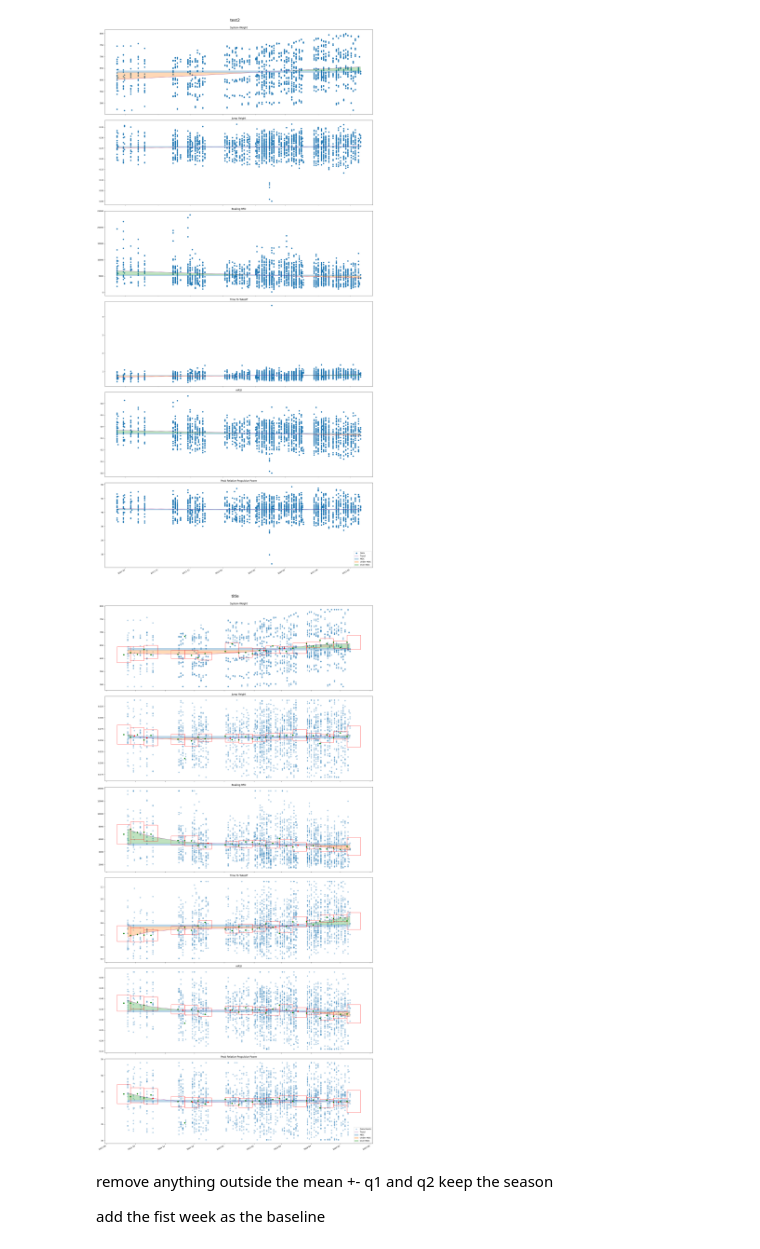
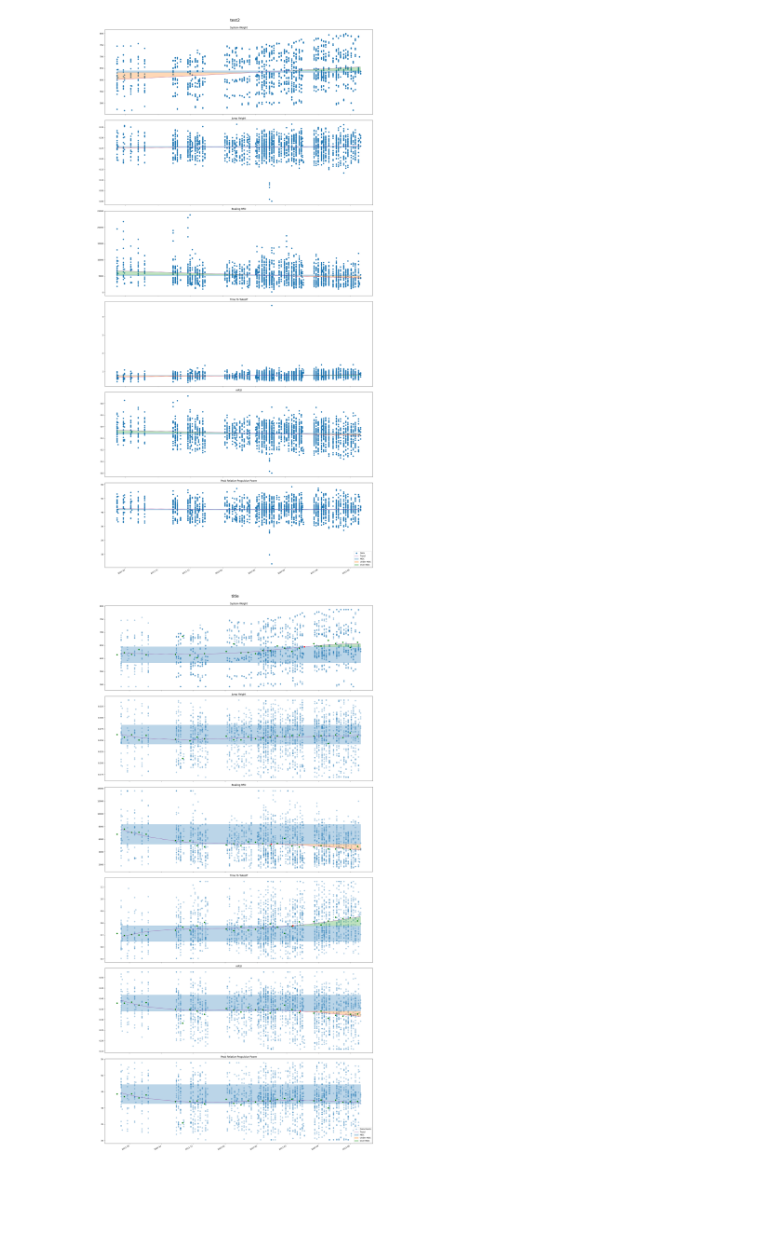
Before and after one commit to Jsosau24/PEAK-Performance, a Jupyter notebook: MDCgraphTest.ipynb, the cells around one changed output. Saved outputs shown, nothing was run; the diff lists cells and outputs as text; code cells hidden in the pictures; blank space fills up the shorter version.

Commit message:
Set first week MDC as baseline
sets the first week MDC as baseline and plots everything around that

```diff
--- a/MDCgraphTest.ipynb
+++ b/MDCgraphTest.ipynb
@@ -114,73 +114,78 @@ plt.subplots_adjust(hspace=0.8)
 
 for i in range(len(variables)):
 
-    #get the average of the variable
+    '''#get the average of the variable
     avg = ds.loc[:,variables[i]].mean()
     mdc = volley.getMdcInd(ds.loc[:,variables[i]])
 
     #define the top and bottom bounds
     topMDC = avg + mdc
     botMDC = avg - mdc
-
+    '''
     #scatterplot
     axs[i].set_title(variables[i])
     axs[i].scatter(dates,ds.loc[:,variables[i]], label="Data Points", alpha=.3)
 
     #linear regression
     s = ds.set_index('Date')[variables[i]]
 
     y = s
     x = (s.index - pd.Timestamp(0)).days.values
 
     #calculate equation for trendline
     z = np.polyfit(x, y, 10)
     p = np.poly1d(z)
 
     #add trendline to plot
     axs[i].plot(dates, p(x), color="purple", linewidth=1, linestyle="--", label="Trend")
 
-    #highlight area
-    axs[i].fill_between(dates, topMDC, botMDC, color='C0', alpha=0.3, label='MDC')
-    axs[i].fill_between(dates, p(x), botMDC, where=(p(x) < botMDC), color='C1', alpha=0.3, label='Under MDC')
-    axs[i].fill_between(dates, topMDC, p(x), where=(p(x) > topMDC), color='C2', alpha=0.3, label='Over MDC')
+    #gets the MDC
+    count=0
 
-    #intersection points
-    trendY= p(x)
-
-    #top MDC
-    idx = np.argwhere(np.diff(np.sign(trendY - topMDC))).flatten()
-    axs[i].plot(x[idx], trendY[idx], 'ro')
-
-    #Bottom MDC
-    idx = np.argwhere(np.diff(np.sign(trendY - botMDC))).flatten()
-    axs[i].plot(x[idx], trendY[idx], 'ro')
-
-    #MDC 2 week
     for wk, group in week2:
 
-        #get the average of the variable
-        avgWK = group.loc[:,variables[i]].mean()
-        mdcWK = volley.getMdcInd(group.loc[:,variables[i]])
+        '''if count == 0:
+            count = count + 1'''
 
-        #define the bottom bounds
-        botMDCwk = avgWK - mdcWK
+        if count == 0:
 
-        axs[i].add_patch(Rectangle((wk, botMDCwk), pd.to_timedelta(14, unit='d'), (2*mdcWK),edgecolor='red',facecolor='none'))
+            count = count + 1
+
+            #get the average of the variable
+            avgWK = group.loc[:,variables[i]].mean()
+            mdcWK = volley.getMdcInd(group.loc[:,variables[i]])
+
+            #define the bottom bounds
+            botMDC = avgWK - mdcWK
+            topMDC = avgWK + mdcWK
+
+            #highlight area
+            axs[i].fill_between(dates, topMDC, botMDC, color='C0', alpha=0.3, label='MDC')
+            axs[i].fill_between(dates, p(x), botMDC, where=(p(x) < botMDC), color='C1', alpha=0.3, label='Under MDC')
+            axs[i].fill_between(dates, topMDC, p(x), where=(p(x) > topMDC), color='C2', alpha=0.3, label='Over MDC')
+
+            #intersection points
+            trendY= p(x)
+
+            #top MDC
+            idx = np.argwhere(np.diff(np.sign(trendY - topMDC))).flatten()
+            axs[i].plot(x[idx], trendY[idx], 'ro')
+
+            #Bottom MDC
+            idx = np.argwhere(np.diff(np.sign(trendY - botMDC))).flatten()
+            axs[i].plot(x[idx], trendY[idx], 'ro')
+
+        elif count > 0:
+            break
 
     for wk, group in week:
         axs[i].scatter(wk,group.loc[:,variables[i]].mean(),color = 'green')
 
 #graph configuration
 plt.suptitle("title", fontsize=20, y=1)
 plt.legend(loc ="lower right")
 plt.gcf().autofmt_xdate()
 fig.tight_layout()
 plt.show()
 # %% [output]
-[figure, old version]
+[figure, new version]
-# %% [markdown]
-remove anything outside the
-mean +- q1 and q2
-keep the season
-
-add the fist week as the baseline
```
